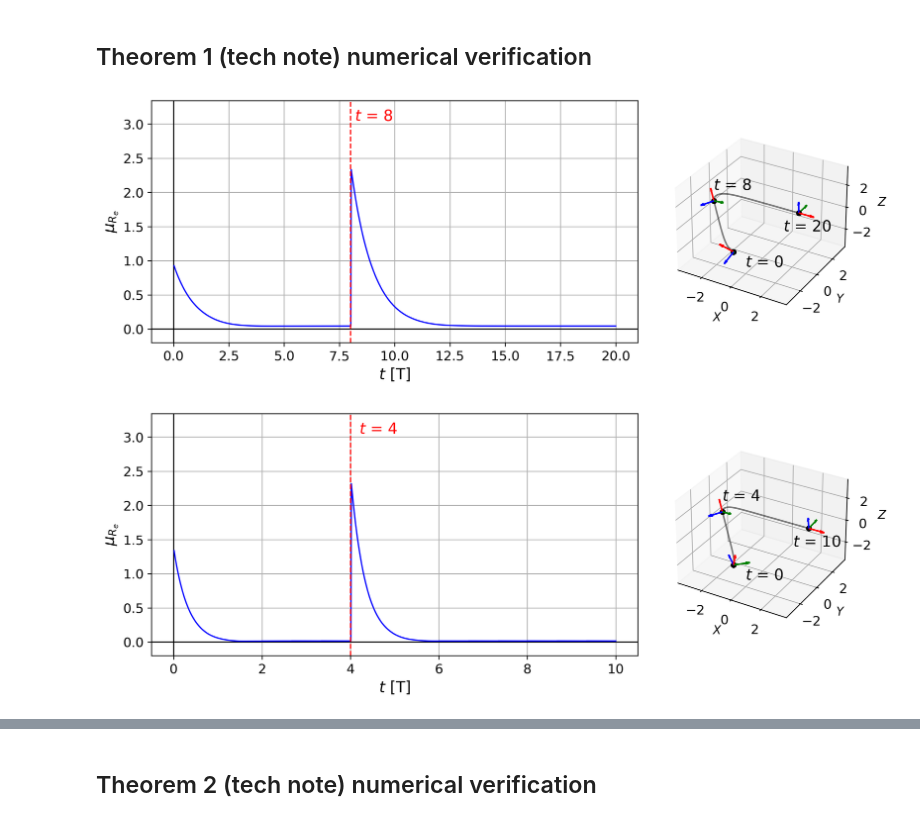
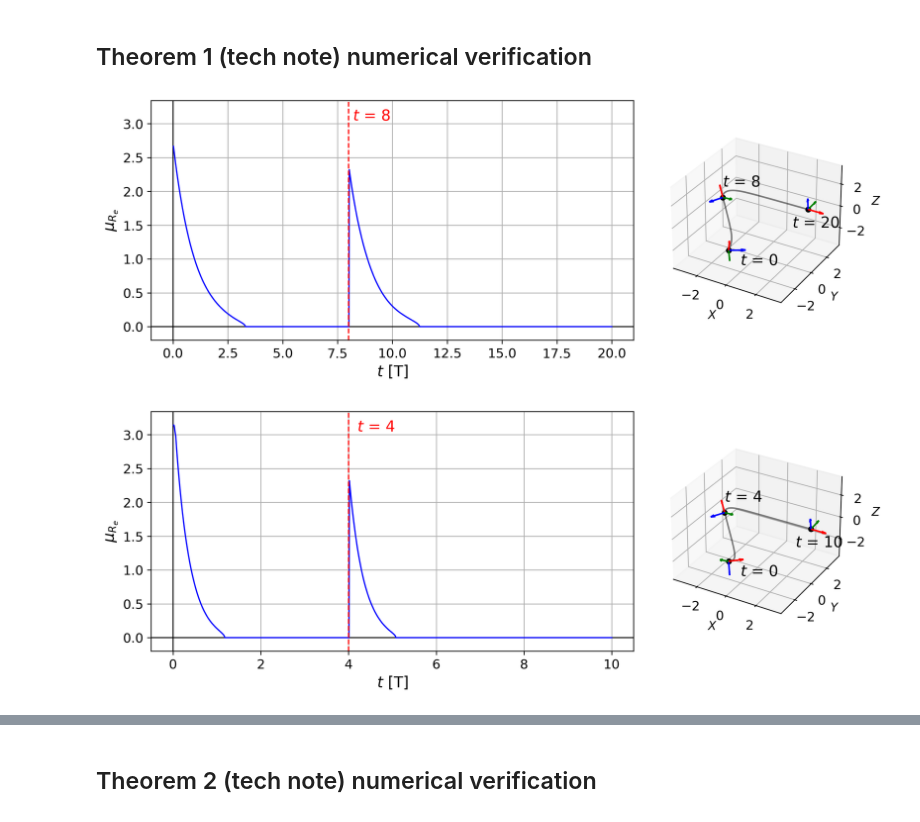
Before and after one commit to jesusBV20/source_seeking_3D, a Jupyter notebook: _simple_heading_control.ipynb, the cells around one changed output, grey strips where cells are left out. Cells and saved outputs as stored; diff of their text form; code cells hidden in the pictures.

```diff
--- a/_simple_heading_control.ipynb
+++ b/_simple_heading_control.ipynb
@@ -97,24 +97,24 @@ print(np.sqrt(2*np.dot(w,w)))
 ## Theorem 1 (tech note) numerical verification
 # %%
 # Initialise the simulation frame and launch the numerical simulation
-sim_frame = sim_thm1(tf=20, t2=8, wx=1*np.pi,
-                     L1=np.array([[-1,1,1]])/np.sqrt(3), L2=np.array([[1,0,0]])/np.sqrt(1),
+sim_frame = sim_thm1(tf=20, t2=8, wx=1*np.pi, v=0.5,
+                     L1=np.array([-1,1,1])/np.sqrt(3), L2=np.array([1,0,0])/np.sqrt(1),
                      fb_control=True, sim_kw={"kw":1}, arr_len=1)
 sim_frame.numerical_simulation()
 
-# Plot the summary (initial + final state)
-sim_frame.plot_article_figure(lims=[-3.5,3.5])
+# Article plot
+sim_frame.plot_article_figure()
 # %% [output]
-[figure, old version]
+[figure, new version]
 # %%
-# Initialise the simulation frame and launch the numerical simulation
+# New simulation frame for the animation
 sim_frame = sim_thm1(tf=10, t2=4, wx=3*np.pi, v=1, dt=1/100,
-                     L1=np.array([[-1,1,1]])/np.sqrt(3), L2=np.array([[1,0,0]])/np.sqrt(1),
+                     L1=np.array([-1,1,1])/np.sqrt(3), L2=np.array([1,0,0])/np.sqrt(1),
                      fb_control=True, sim_kw={"kw":3}, arr_len=1)
 sim_frame.numerical_simulation()
 
-# Generate an animation of the whole simulation
-sim_frame.plot_article_figure(OUTPUT_FOLDER,lims=[-3.5,3.5])
+# Data plot to visualise the time evolition of the error
+sim_frame.plot_article_figure(OUTPUT_FOLDER)
 # %% [output]
-[figure, old version]
+[figure, new version]
 # %%
```
Also changed, not shown: parts of 8 cells of this notebook, 2 other files.
